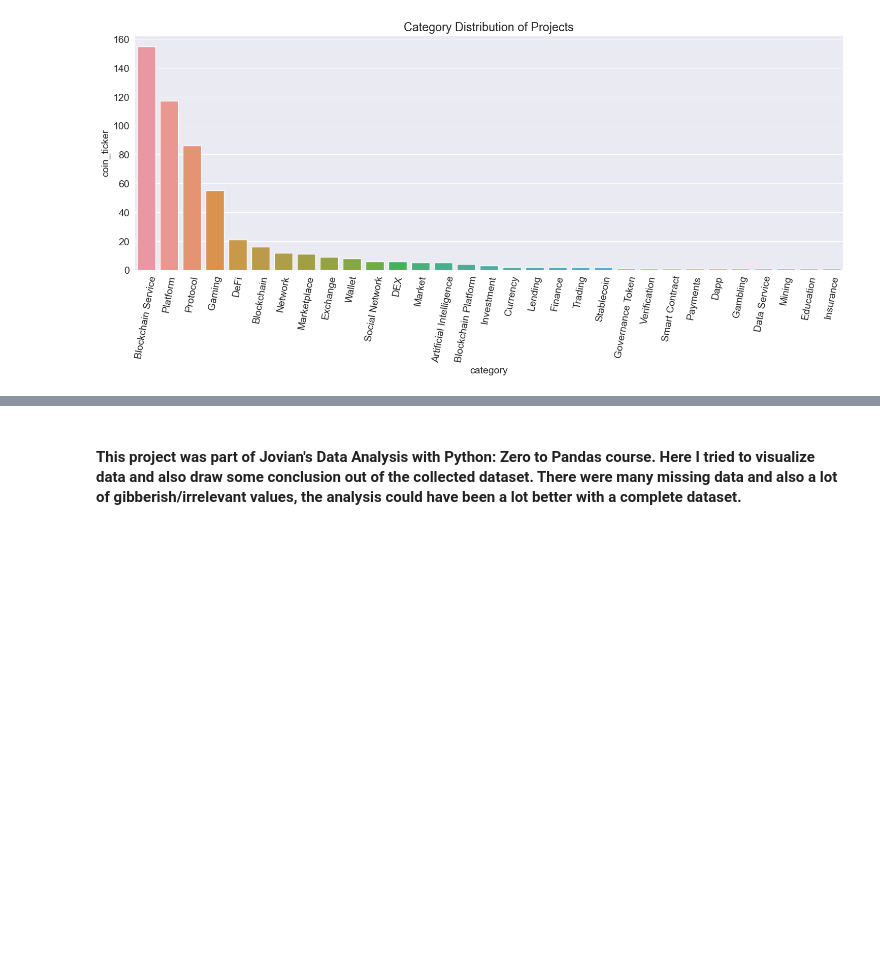
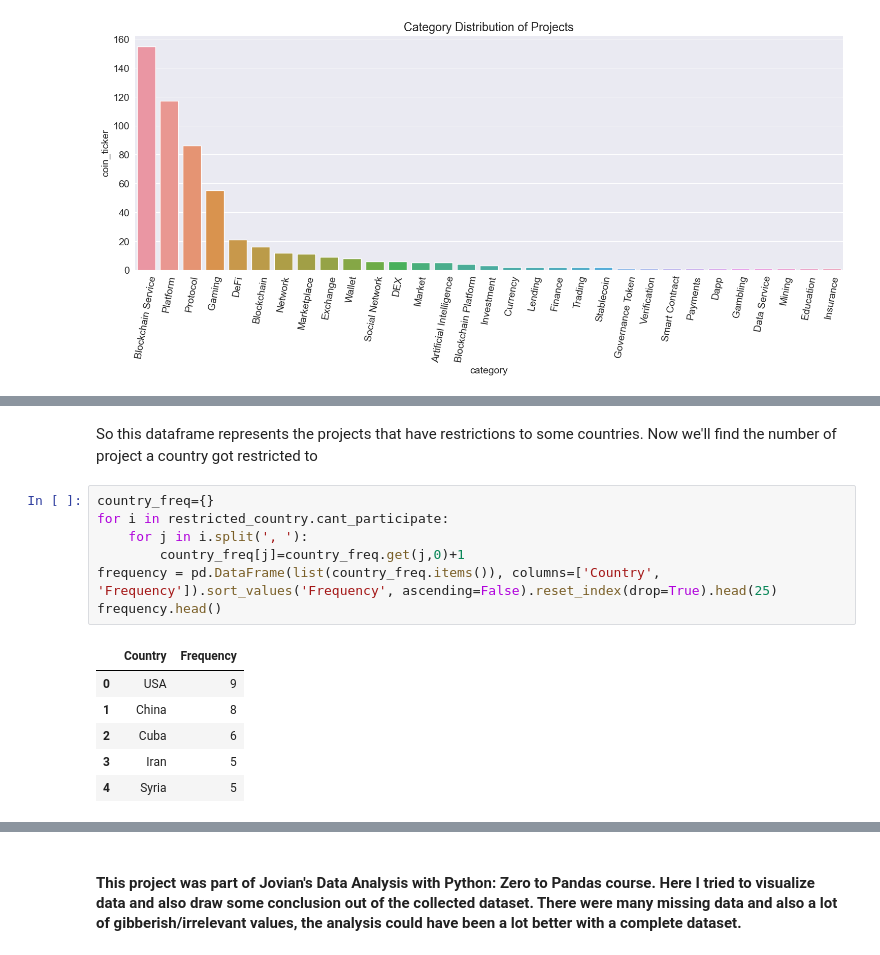
Before and after one commit to MaksudMalik/Analysis-of-ICO-of-Cryptocurrencies, a Jupyter notebook: Analysis.ipynb, the cells around one changed output, grey strips where cells are left out. Drawn from its saved outputs; the diff is of its cells as text; blank space fills up the shorter version.

```diff
--- a/Analysis.ipynb
+++ b/Analysis.ipynb
@@ -250,0 +237,16 @@ So, Here we can see that people are highly interested in Protocols and Blockchai
+# %% [markdown]
+So this dataframe represents the projects that have restrictions to some countries. Now we'll find the number of project a country got restricted to
+# %%
+country_freq={}
+for i in restricted_country.cant_participate:
+    for j in i.split(', '):
+        country_freq[j]=country_freq.get(j,0)+1
+frequency = pd.DataFrame(list(country_freq.items()), columns=['Country', 'Frequency']).sort_values('Frequency', ascending=False).reset_index(drop=True).head(25)
+frequency.head()
+# %% [output]
+|  | Country | Frequency |
+| 0 | USA | 9 |
+| 1 | China | 8 |
+| 2 | Cuba | 6 |
+| 3 | Iran | 5 |
+| 4 | Syria | 5 |
```
Also changed, not shown: parts of 13 cells of this notebook.
